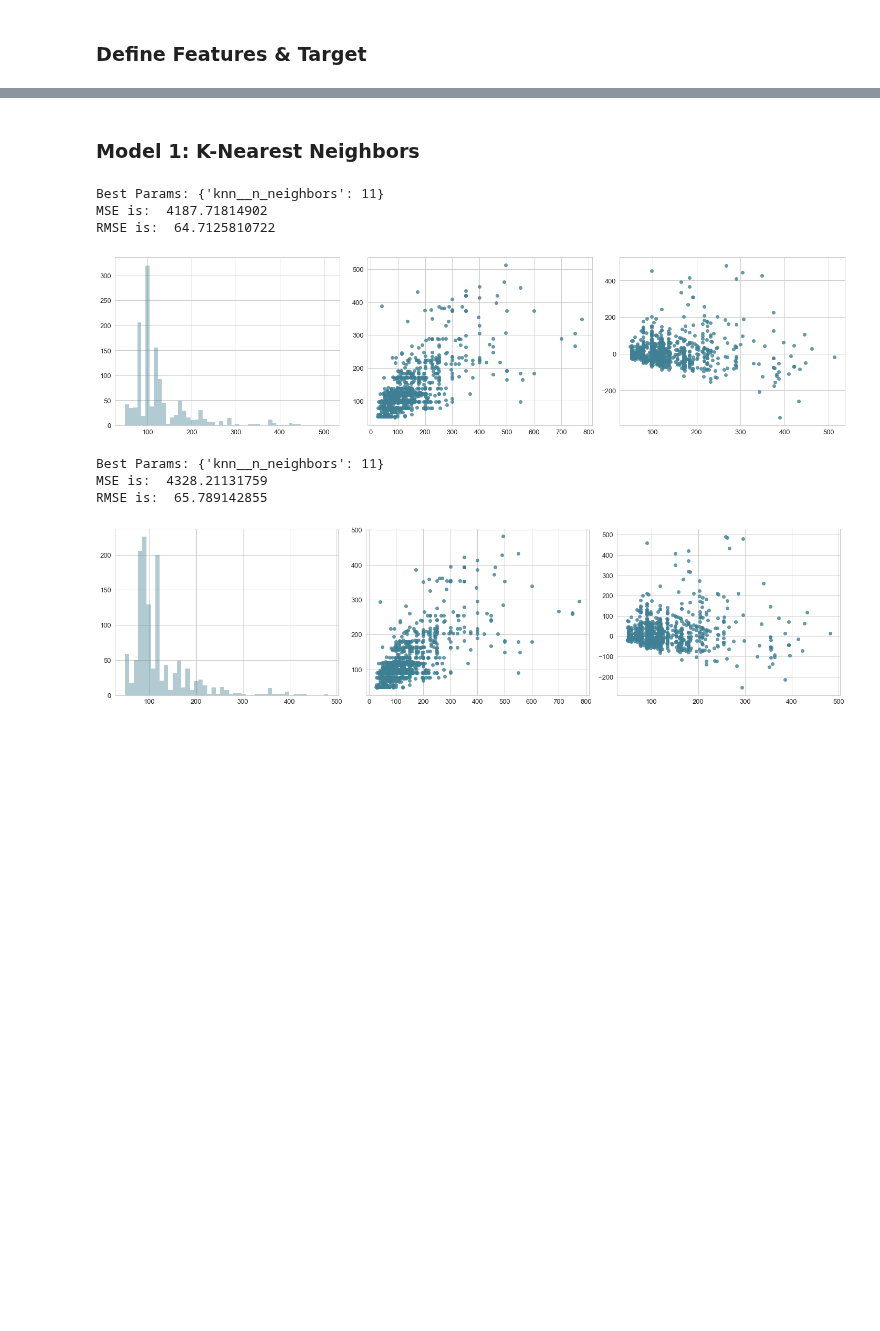
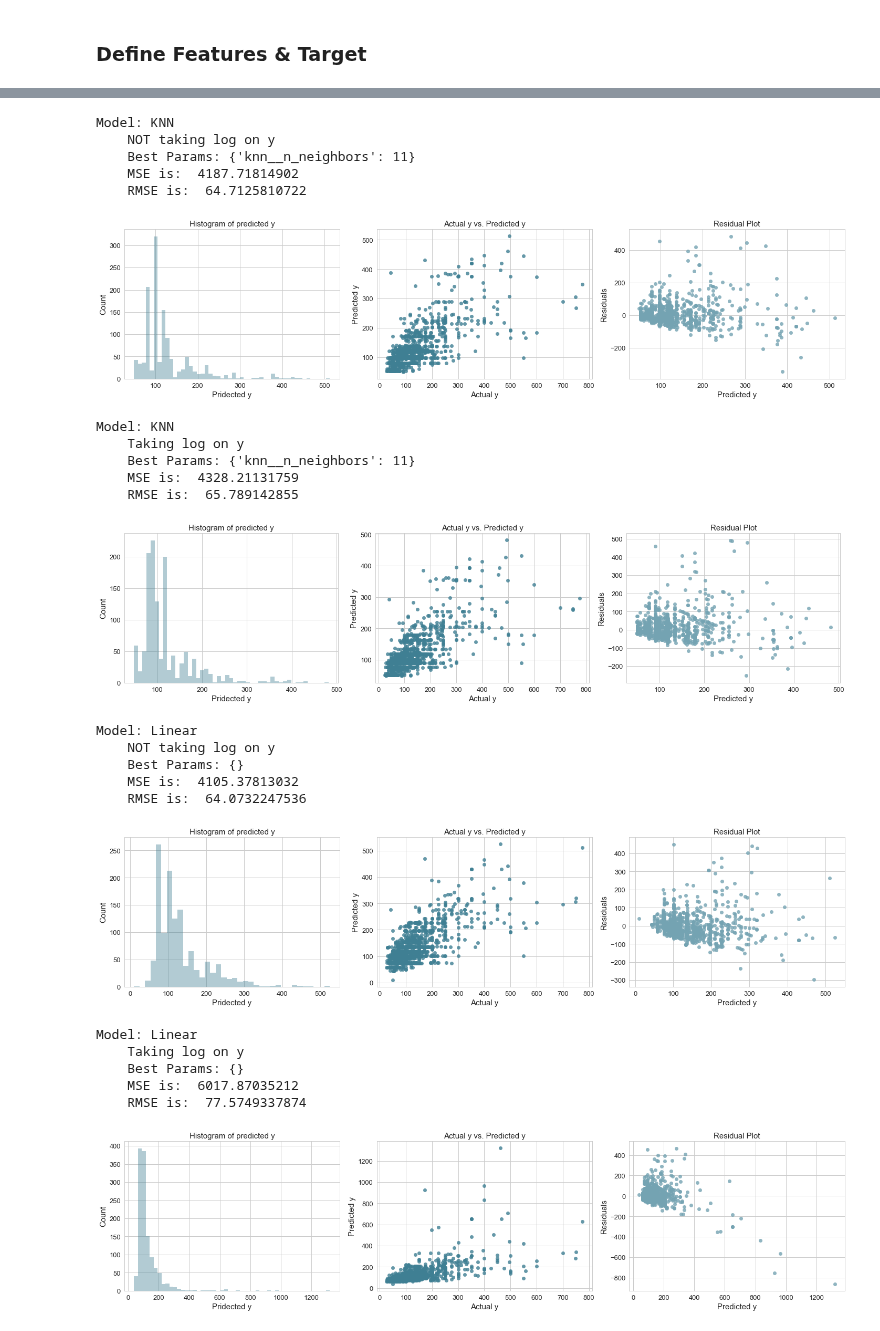
Before and after one commit to nicolechao/springboard-data-science, a Jupyter notebook: Capstone 1/Modeling/modeling.ipynb, the cells around one changed output, grey strips where cells are left out. Cells and saved outputs as stored; diff of their text form; code cells hidden in the pictures; blank space fills up the shorter version.

Commit message:
Add more labels/titles to plots and reorg the code to consolidate all models into one function.

```diff
--- a/Capstone 1/Modeling/modeling.ipynb
+++ b/Capstone 1/Modeling/modeling.ipynb
@@ -21,7 +17,7 @@ import seaborn as sns
 
 sns.set()
 sns.set_style("whitegrid")
-palette = sns.diverging_palette(220, 20, sep = 20, n = 150)
+palette = sns.diverging_palette(220, 20, sep = 20, n = 8)
 sns.set_palette(palette)
 # %% [markdown]
 ### Load Data
@@ -165,4 +192,5 @@ plot_ori_vs_log_comparison(df.price, 'Price')
 # %%
+from sklearn.model_selection import train_test_split
 from sklearn.model_selection import GridSearchCV
 from sklearn.preprocessing import StandardScaler
 from sklearn.pipeline import Pipeline
@@ -173,45 +201,53 @@ from sklearn.linear_model import Ridge
 from sklearn.linear_model import Lasso
 from sklearn.ensemble import RandomForestRegressor
 
-def model(mode, X, y, take_log):
+Models = ['KNN', 'Linear', 'Ridge', 'Lasso', 'RandomForest']
+
+def model(model_mode, X, y, take_log):
+    if model_mode not in Models:
+        print('Mode not defined')
+        return
+
     if take_log:
         y = np.log(y)
 
     steps = [('scaler', StandardScaler())]
 
-    if mode == 'KNN':
+    if model_mode == 'KNN':
         steps += [('knn', KNeighborsRegressor())]
         param_grid = {'knn__n_neighbors': np.arange(1, 50)}
-    elif mode == 'Linear':
+    elif model_mode == 'Linear':
         steps += [('lm', LinearRegression())]
         param_grid = {}
-    elif mode == 'Ridge':
+    elif model_mode == 'Ridge':
         steps += [('ridge', Ridge())]
         param_grid = {'ridge__alpha': [0.0000001, 0.000001, 0.00001, 0.0001, 0.001, 0.01, 0.1, 1, 10, 50, 100, 200, 300, 400, 500, 600, 700, 800, 900, 1000]}
-    elif mode == 'Lasso':
+    elif model_mode == 'Lasso':
         steps = [('lasso', Lasso(max_iter = 10000))]
         param_grid = {'lasso__alpha': [0.0001, 0.001, 0.01, 0.1, 1, 10, 50, 100, 200, 300, 400, 500, 600, 700, 800, 900, 1000]}
-    elif mode == 'RandomForest':
+    elif model_mode == 'RandomForest':
         steps = [('rf', RandomForestRegressor(random_state = 42))]
         param_grid = {'rf__n_estimators': np.arange(10, 100, 10)}
-    else:
-        print('Mode not defined')
-        return
 
     pipeline = Pipeline(steps)
 
-    X_train, X_test, y_train, y_test = my_train_test_split(X, y)
+    X_train, X_test, y_train, y_test = train_test_split(X, y, random_state = 42, test_size = .33)
 
     cv = GridSearchCV(pipeline, param_grid, cv = 5)
     cv.fit(X_train, y_train)
 
-    print('Best Params:', cv.best_params_)
+    print('Model:', model_mode)
+    if take_log:
+        print('    Taking log on y')
+    else:
+        print('    NOT taking log on y')
+    print('    Best Params:', cv.best_params_)
 
     y_pred = cv.predict(X_test)
 
     if take_log:
-        summary(np.exp(y_test), np.exp(y_pred))
+        score_and_plot(np.exp(y_test), np.exp(y_pred))
     else:
-        summary(y_test, y_pred)
+        score_and_plot(y_test, y_pred)
 # %% [markdown]
 ### Define Features & Target
@@ -220,16 +259,31 @@ df_X = pd.concat([df[['accommodates', 'bathrooms', 'bedrooms']], df_property_typ
 X = df_X.as_matrix()
 y = df['price'].as_matrix()
-# %% [markdown]
-### Model 1: K-Nearest Neighbors
 # %%
-model('KNN', X, y, take_log = False)
-model('KNN', X, y, take_log = True)
+for m in Models:
+    model(m, X, y, take_log = False)
+    model(m, X, y, take_log = True)
 # %% [output]
-Best Params: {'knn__n_neighbors': 11}
-MSE is:  4187.71814902
-RMSE is:  64.7125810722
+Model: KNN
+    NOT taking log on y
+    Best Params: {'knn__n_neighbors': 11}
+    MSE is:  4187.71814902
+    RMSE is:  64.7125810722
-[figure, old version]
+[figure, new version]
-Best Params: {'knn__n_neighbors': 11}
-MSE is:  4328.21131759
-RMSE is:  65.789142855
+Model: KNN
+    Taking log on y
+    Best Params: {'knn__n_neighbors': 11}
+    MSE is:  4328.21131759
+    RMSE is:  65.789142855
-[figure, old version]
+[figure, new version]
+Model: Linear
+    NOT taking log on y
+    Best Params: {}
+    MSE is:  4105.37813032
+    RMSE is:  64.0732247536
+[figure, added]
+Model: Linear
+    Taking log on y
+    Best Params: {}
+    MSE is:  6017.87035212
+    RMSE is:  77.5749337874
+[figure, added]
```
Also changed, not shown: parts of 27 cells of this notebook.
